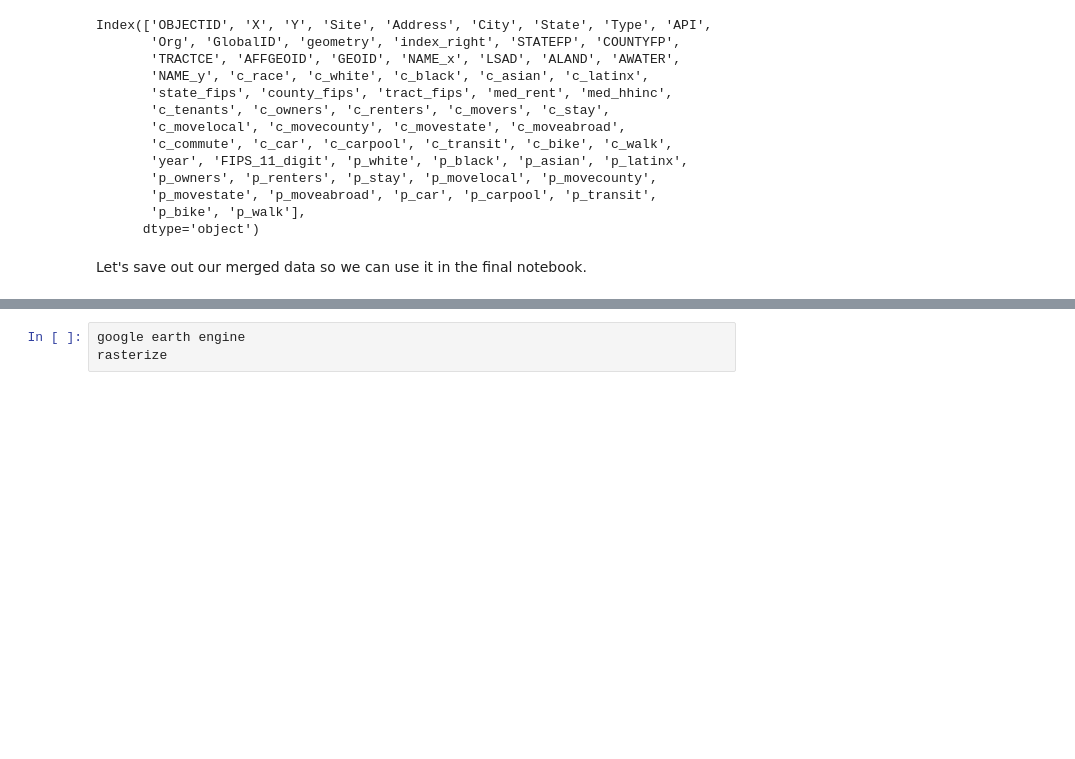
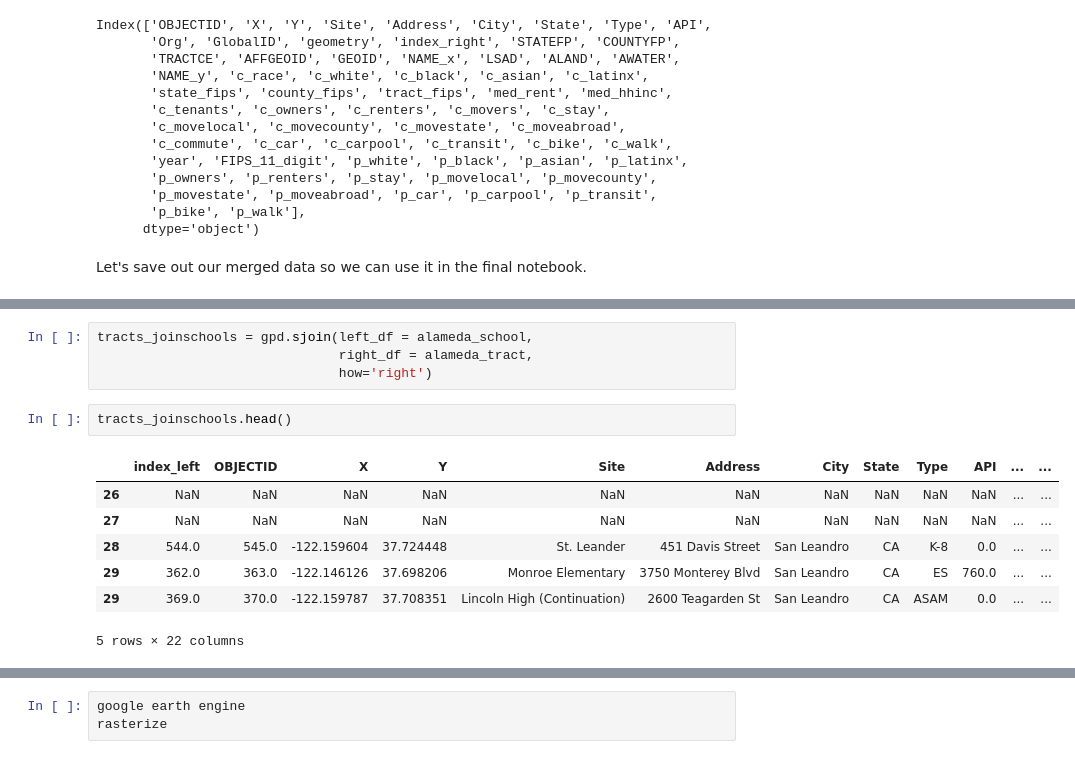
Before and after one commit to dlab-berkeley/Python-Geospatial-Fundamentals, a Jupyter notebook: lessons/2_Geoprocessing and Analysis.ipynb, the cells around one changed output, grey strips where cells are left out. Saved outputs shown, nothing was run; the diff lists cells and outputs as text; blank space fills up the shorter version.

```diff
--- a/lessons/2_Geoprocessing and Analysis.ipynb
+++ b/lessons/2_Geoprocessing and Analysis.ipynb
@@ -305,0 +364,14 @@ Now that we have all the
+# %%
+tracts_joinschools = gpd.sjoin(left_df = alameda_school,
+                               right_df = alameda_tract,
+                               how='right')
+# %%
+tracts_joinschools.head()
+# %% [output]
+|  | index_left | OBJECTID | X | Y | Site | Address | City | State | Type | API | ... | ... |
+| 26 | NaN | NaN | NaN | NaN | NaN | NaN | NaN | NaN | NaN | NaN | ... | ... |
+| 27 | NaN | NaN | NaN | NaN | NaN | NaN | NaN | NaN | NaN | NaN | ... | ... |
+| 28 | 544.0 | 545.0 | -122.159604 | 37.724448 | St. Leander | 451 Davis Street | San Leandro | CA | K-8 | 0.0 | ... | ... |
+| 29 | 362.0 | 363.0 | -122.146126 | 37.698206 | Monroe Elementary | 3750 Monterey Blvd | San Leandro | CA | ES | 760.0 | ... | ... |
+| 29 | 369.0 | 370.0 | -122.159787 | 37.708351 | Lincoln High (Continuation) | 2600 Teagarden St | San Leandro | CA | ASAM | 0.0 | ... | ... |
+5 rows × 22 columns
```
Also changed, not shown: parts of 33 cells of this notebook, 8 other files.
